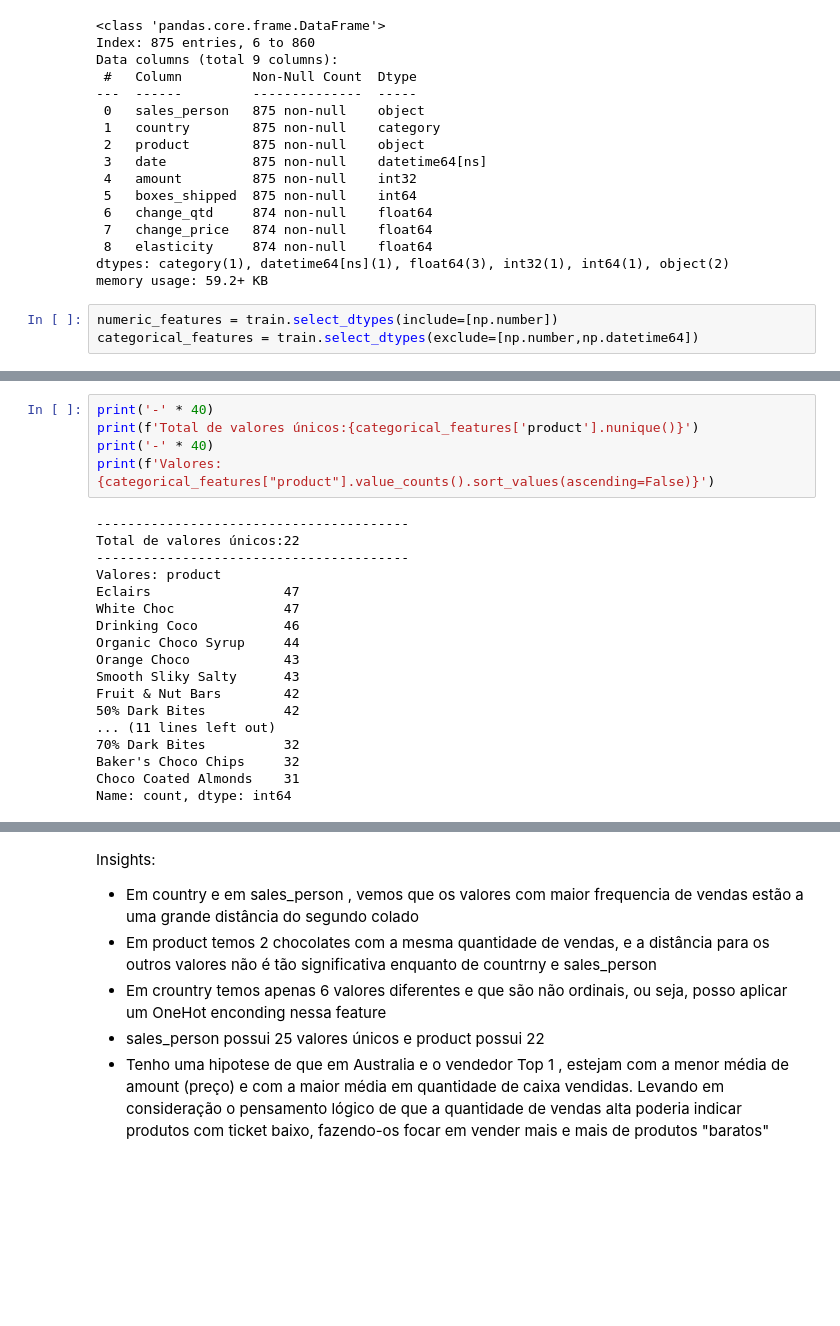
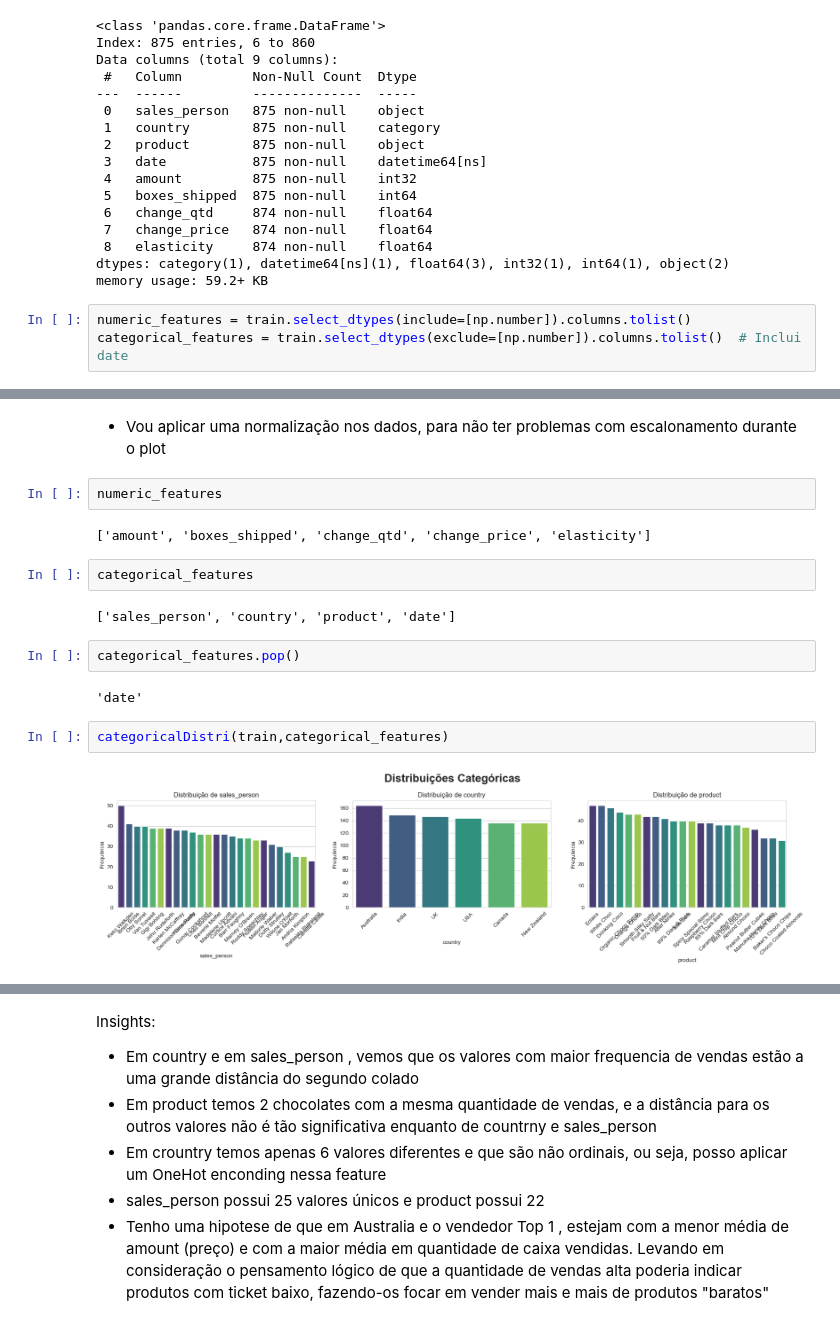
Before and after one commit to MatheusFran/ElasticidadePreco, a Jupyter notebook: notebooks/0.01-EDA.ipynb, the cells around one changed output, grey strips where cells are left out. Drawn from its saved outputs; the diff is of its cells as text; blank space fills up the shorter version.

```diff
--- a/notebooks/0.01-EDA.ipynb
+++ b/notebooks/0.01-EDA.ipynb
@@ -181,5 +174,5 @@ Data columns (total 9 columns):
 dtypes: category(1), datetime64[ns](1), float64(3), int32(1), int64(1), object(2)
 memory usage: 59.2+ KB
 # %%
-numeric_features = train.select_dtypes(include=[np.number])
-categorical_features = train.select_dtypes(exclude=[np.number,np.datetime64])
+numeric_features = train.select_dtypes(include=[np.number]).columns.tolist()
+categorical_features = train.select_dtypes(exclude=[np.number]).columns.tolist()  # Inclui date
@@ -283,23 +179,18 @@ Name: count, dtype: int64
-# %%
-print('-' * 40)
-print(f'Total de valores únicos:{categorical_features['product'].nunique()}')
-print('-' * 40)
-print(f'Valores: {categorical_features["product"].value_counts().sort_values(ascending=False)}')
-# %% [output]
-----------------------------------------
-Total de valores únicos:22
-----------------------------------------
-Valores: product
-Eclairs                 47
-White Choc              47
-Drinking Coco           46
-Organic Choco Syrup     44
-Orange Choco            43
-Smooth Sliky Salty      43
-Fruit & Nut Bars        42
-50% Dark Bites          42
-... (11 lines left out)
-70% Dark Bites          32
-Baker's Choco Chips     32
-Choco Coated Almonds    31
-Name: count, dtype: int64
+# %% [markdown]
+- Vou aplicar uma normalização nos dados, para não ter problemas com escalonamento durante o plot
+# %%
+numeric_features
+# %% [output]
+['amount', 'boxes_shipped', 'change_qtd', 'change_price', 'elasticity']
+# %%
+categorical_features
+# %% [output]
+['sales_person', 'country', 'product', 'date']
+# %%
+categorical_features.pop()
+# %% [output]
+'date'
+# %%
+categoricalDistri(train,categorical_features)
+# %% [output]
+[figure, added]
```
Also changed, not shown: parts of 24 cells of this notebook, 1 other file.
